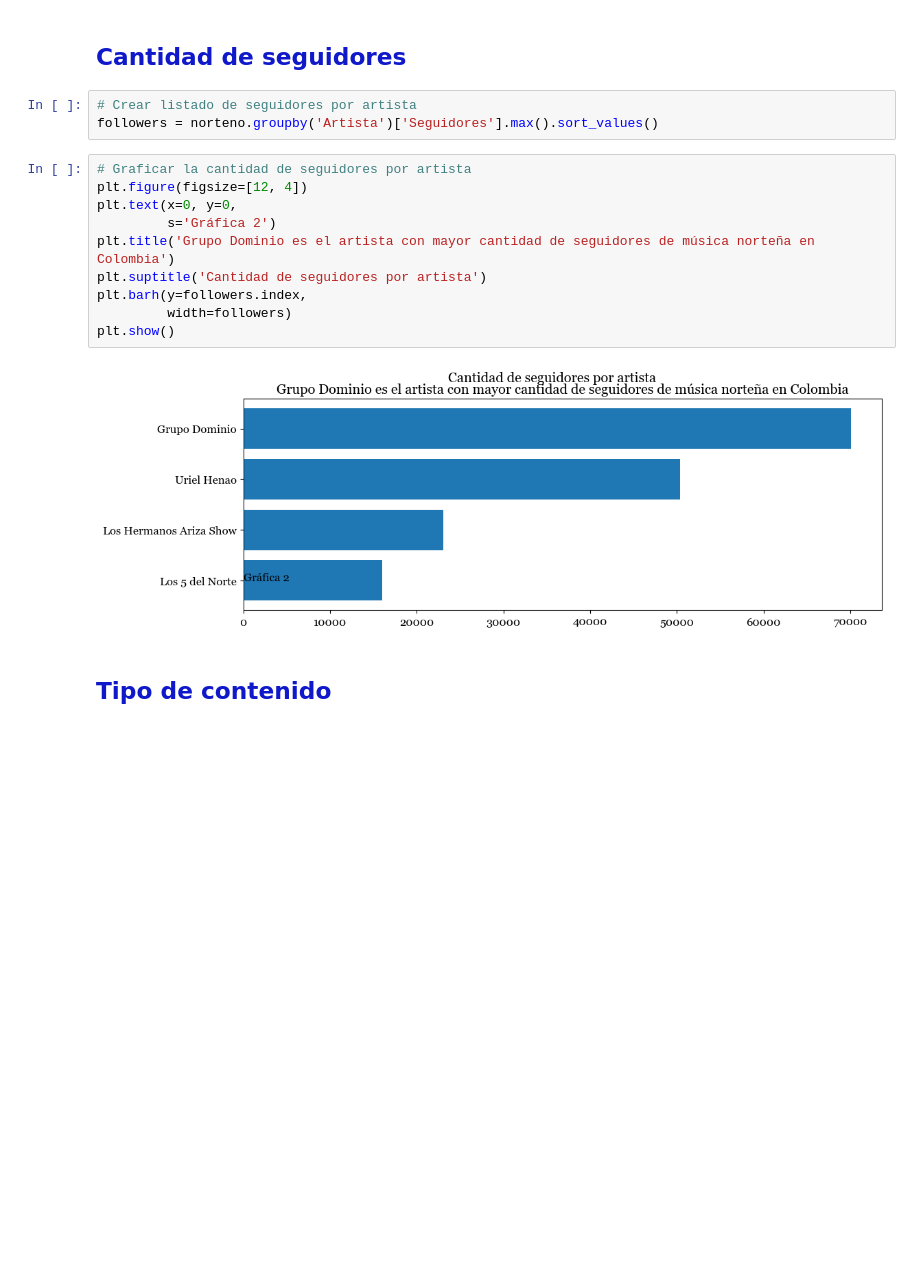
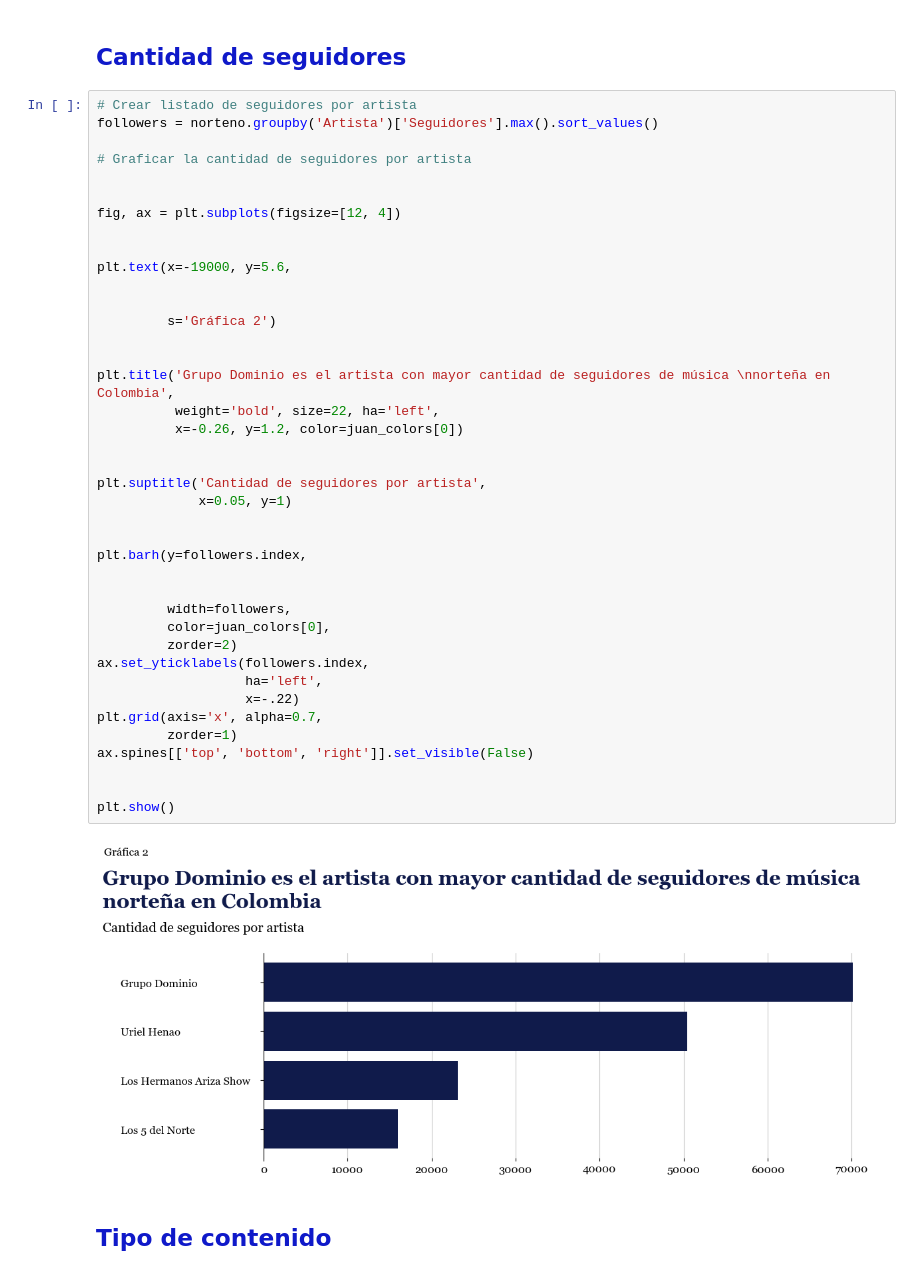
Before and after one commit to juanramosdataexpert/Norte-oInsights, a Jupyter notebook: Notebooks/analysis.ipynb, the cells around one changed output. Cells and saved outputs as stored; diff of their text form; blank space fills up the shorter version.

```diff
--- a/Notebooks/analysis.ipynb
+++ b/Notebooks/analysis.ipynb
@@ -135,21 +146,48 @@ plt.show()
 Aquí es importante mencionar que la información descargada directamente de Instagram contenía 20 publicaciones por artista, pero que se han eliminado algunas que, basado en el KPI de performance, representaban valores atípicos ya que la cantidad de likes, con respecto a la cantidad de seguidores, es demasiado alta. Estos registros los analizaremos a profundidad más adelante.
 # %% [markdown]
 ## <span style="color:#0F19C9">Cantidad de seguidores</span>
-# %%
-# Crear listado de seguidores por artista
-followers = norteno.groupby('Artista')['Seguidores'].max().sort_values()
 # %%
+# Crear listado de seguidores por artista
+followers = norteno.groupby('Artista')['Seguidores'].max().sort_values()
+
 # Graficar la cantidad de seguidores por artista
-plt.figure(figsize=[12, 4])
-plt.text(x=0, y=0,
+
+
+fig, ax = plt.subplots(figsize=[12, 4])
+
+
+plt.text(x=-19000, y=5.6,
+
+
          s='Gráfica 2')
-plt.title('Grupo Dominio es el artista con mayor cantidad de seguidores de música norteña en Colombia')
-plt.suptitle('Cantidad de seguidores por artista')
+
+
+plt.title('Grupo Dominio es el artista con mayor cantidad de seguidores de música \nnorteña en Colombia',
+          weight='bold', size=22, ha='left',
+          x=-0.26, y=1.2, color=juan_colors[0])
+
+
+plt.suptitle('Cantidad de seguidores por artista',
+             x=0.05, y=1)
+
+
 plt.barh(y=followers.index,
-         width=followers)
+
+
+         width=followers,
+         color=juan_colors[0],
+         zorder=2)
+ax.set_yticklabels(followers.index,
+                   ha='left',
+                   x=-.22)
+plt.grid(axis='x', alpha=0.7,
+         zorder=1)
+ax.spines[['top', 'bottom', 'right']].set_visible(False)
+
+
 plt.show()
 # %% [output]
-[figure, old version]
+[figure, new version]
 # %% [markdown]
 ## <span style="color:#0F19C9">Tipo de contenido</span>
 # %%
```
Also changed, not shown: parts of 60 cells of this notebook.
